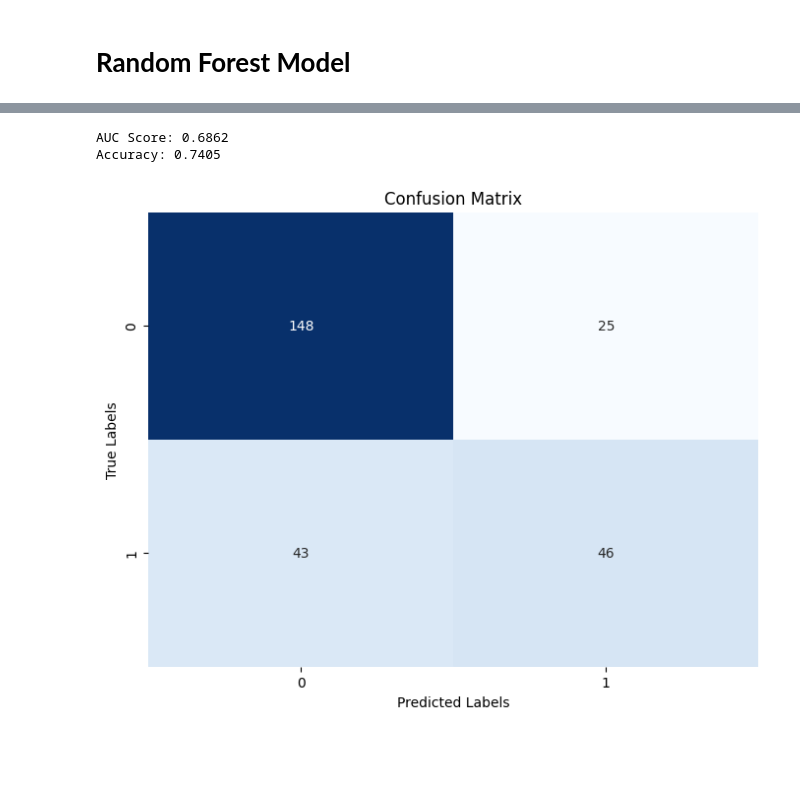
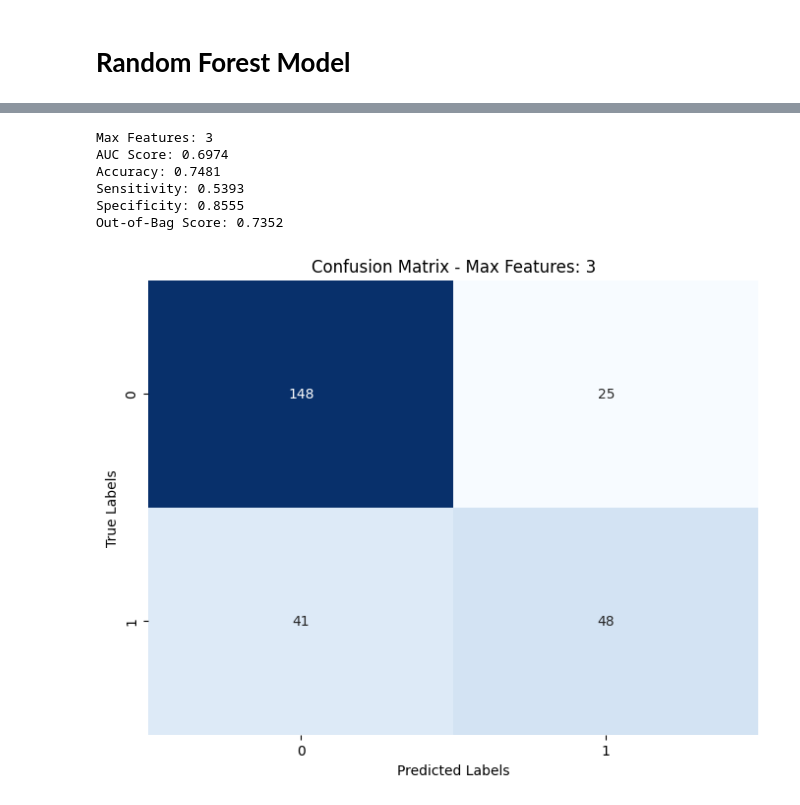
Before and after one commit to mcmejiag14/Deep-Learning, a Jupyter notebook: Machine_Leanring_Project.ipynb, the cells around one changed output, grey strips where cells are left out. Saved outputs shown, nothing was run; the diff lists cells and outputs as text; code cells hidden in the pictures; blank space fills up the shorter version.

```diff
--- a/Machine_Leanring_Project.ipynb
+++ b/Machine_Leanring_Project.ipynb
@@ -557,7 +558,7 @@ AUC-ROC: 0.8154
 ==============================
 # %%
 # Number of neighbors for the KNN classifier
-k = 35
+k = 37
 
 # Create KNN classifier with 17 neighbors
 knn_classifier = KNeighborsClassifier(n_neighbors=k)
@@ -667,6 +736,9 @@ for hidden_nodes in hidden_nodes_list:
     # Calculate the confusion matrix
     cm = confusion_matrix(y_test, y_pred)
 
+    # Calculate the ROC curve
+    fpr, tpr, _ = roc_curve(y_test, y_pred_proba)
+
     # Calculate the AUC score
     roc_auc = auc(fpr, tpr)
 
@@ -697,7 +769,7 @@ AUC: 0.7401
 ==============================
 # %%
 # Number of hidden nodes for the neural network
-hidden_nodes = 256
+hidden_nodes = 128
 
 # Create a sequential model with 64 hidden nodes
 model = Sequential()
@@ -764,33 +905,57 @@ X_train, X_test, y_train, y_test = train_test_split(X, y, test_size=0.2, random_
 # %%
+# Number of trees
+n_estimators = 1001
+
+# Fixed max_features
+max_features = 3
+
 # Create a Random Forest model
-rf_model = RandomForestClassifier(n_estimators=100, random_state=42)
+rf_model = RandomForestClassifier(n_estimators=n_estimators, max_features=max_features, oob_score=True, random_state=42)
 rf_model.fit(X_train, y_train)
 
 # Make predictions on the test set
 y_pred = rf_model.predict(X_test)
 
 # Calculate AUC score
 auc_score = roc_auc_score(y_test, y_pred)
-print(f"AUC Score: {auc_score:.4f}")
 
 # Calculate accuracy
 accuracy = accuracy_score(y_test, y_pred)
+
+# Calculate sensitivity (recall)
+sensitivity = recall_score(y_test, y_pred)
+
+# Calculate specificity
+tn, fp, fn, tp = confusion_matrix(y_test, y_pred).ravel()
+specificity = tn / (tn + fp)
+
+# Out-of-bag score
+oob_score = rf_model.oob_score_
+
+# Print the results
+print(f"Max Features: {max_features}")
+print(f"AUC Score: {auc_score:.4f}")
 print(f"Accuracy: {accuracy:.4f}")
-
-# Create a confusion matrix
-cm = confusion_matrix(y_test, y_pred)
+print(f"Sensitivity: {sensitivity:.4f}")
+print(f"Specificity: {specificity:.4f}")
+print(f"Out-of-Bag Score: {oob_score:.4f}")
 
 # Plot the confusion matrix
+cm = confusion_matrix(y_test, y_pred)
 plt.figure(figsize=(8, 6))
 sns.heatmap(cm, annot=True, fmt="d", cmap="Blues", cbar=False)
 plt.xlabel("Predicted Labels")
 plt.ylabel("True Labels")
-plt.title("Confusion Matrix")
+plt.title(f"Confusion Matrix - Max Features: {max_features}")
 plt.show()
 # %% [output]
-AUC Score: 0.6862
-Accuracy: 0.7405
+Max Features: 3
+AUC Score: 0.6974
+Accuracy: 0.7481
+Sensitivity: 0.5393
+Specificity: 0.8555
+Out-of-Bag Score: 0.7352
-[figure, old version]
+[figure, new version]
 # %%
 # Get feature importances from the trained model
 importances = rf_model.feature_importances_
```
Also changed, not shown: parts of 10 cells of this notebook.
